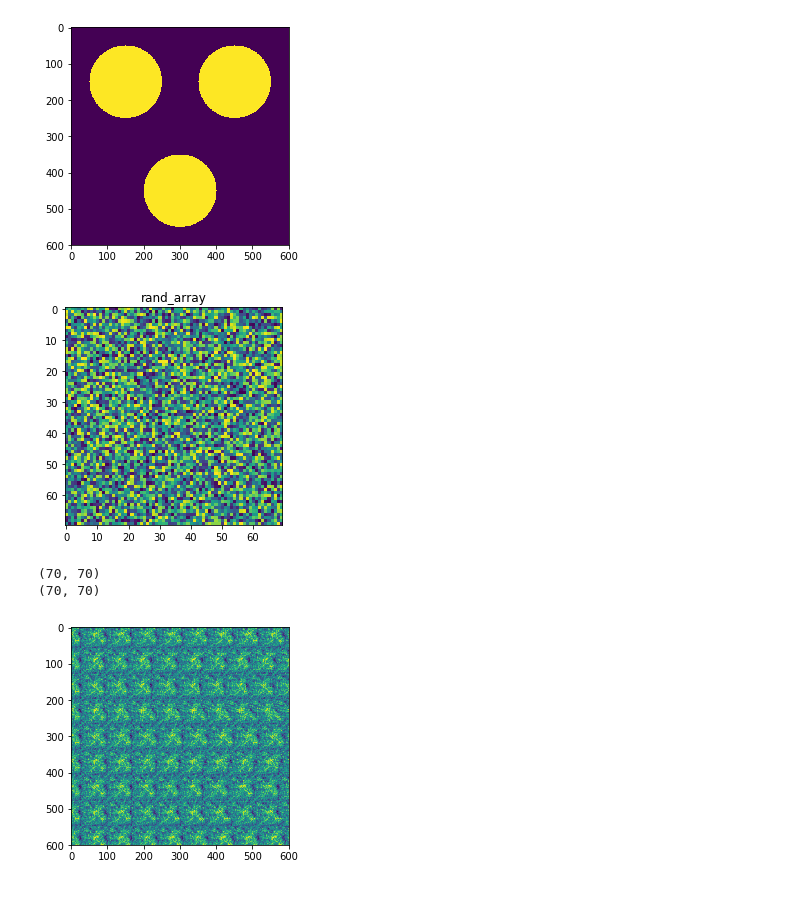
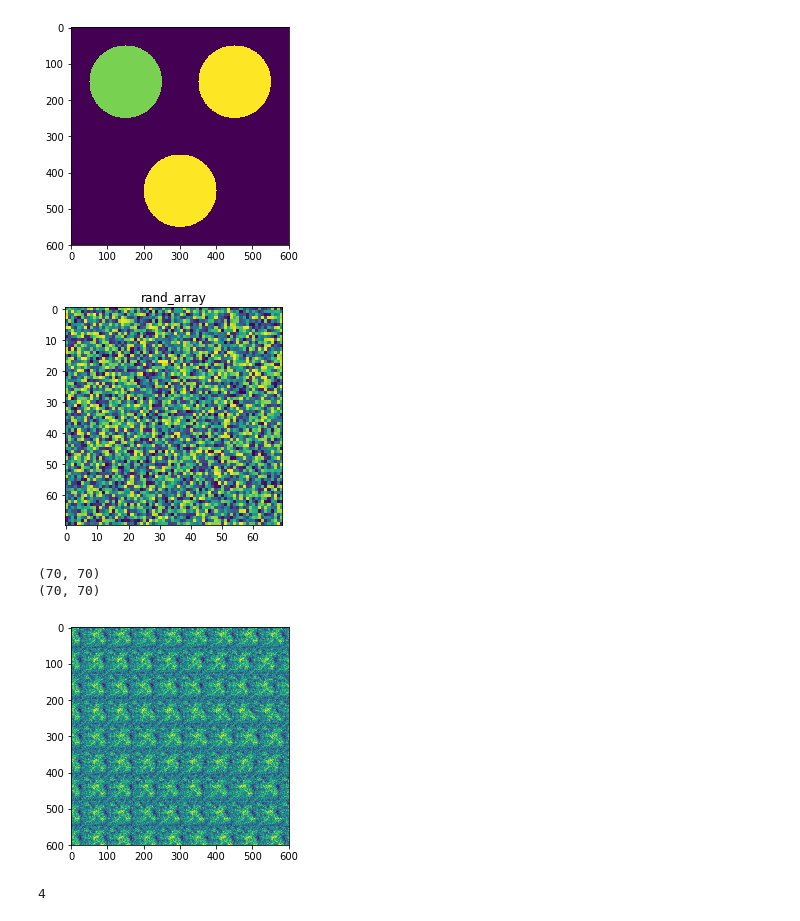
Before and after one commit to Wise61/depth_perception, a Jupyter notebook: generate_autostereogram.ipynb, the cells around one changed output. Saved outputs shown, nothing was run; the diff lists cells and outputs as text; code cells hidden in the pictures.

Commit message:
revised depth map for better metrics

```diff
--- a/generate_autostereogram.ipynb
+++ b/generate_autostereogram.ipynb
@@ -69,7 +69,7 @@ def create_circular_depthmap(shape=(600, 600), center=None, radius=100):
     r = 100
     y,x = np.ogrid[-a:n-a, -b:n-b]
     mask = x*x + y*y <= r*r
-    depthmap[mask] = 5
+    depthmap[mask] = 4
     a, b = 150, 450
     n = 600
     r = 100
@@ -98,36 +98,41 @@ def make_autostereogram(depthmap, pattern):
                 autostereogram[r, c] = pattern[r % pattern.shape[0], c]
             else:
                 shift = int(depthmap[r, c])
                 autostereogram[r, c] = autostereogram[r, c - pattern.shape[1] + shift]
     return autostereogram
 
 
 
 
 depthmap = create_circular_depthmap(radius=150)
 plt.imshow(depthmap)
 plt.show()
 pink_noise = generate_2d_pink_noise()
 autostereogram = make_autostereogram(depthmap, pink_noise)
 plt.imshow(autostereogram)
 plt.show()
 
 
 
 rescaled = (255.0 / autostereogram.max() * (autostereogram - autostereogram.min())).astype(np.uint8)
 sv = PIL.Image.fromarray(rescaled)
 sv.save("shift5_70patch.png")
 
-rescaled = (255.0 / depthmap.max() * (depthmap - depthmap.min())).astype(np.uint8)
+rescaled = (depthmap).astype(np.uint8)
+
+#rescaled = (255.0 / depthmap.max() * (depthmap - depthmap.min())).astype(np.uint8)
 sv = PIL.Image.fromarray(rescaled)
 sv.save("dm.png")
 
 inv = np.invert(rescaled, dtype=np.uint8)
 sv = PIL.Image.fromarray(inv)
 sv.save("inverted_dm.png")
+
+print(rescaled[100,100])
 # %% [output]
-[figure, old version]
+[figure, new version]
 [figure]
 (70, 70)
 (70, 70)
-[figure, old version]
+[figure, new version]
+4
```
Also changed, not shown: 3 other files.
